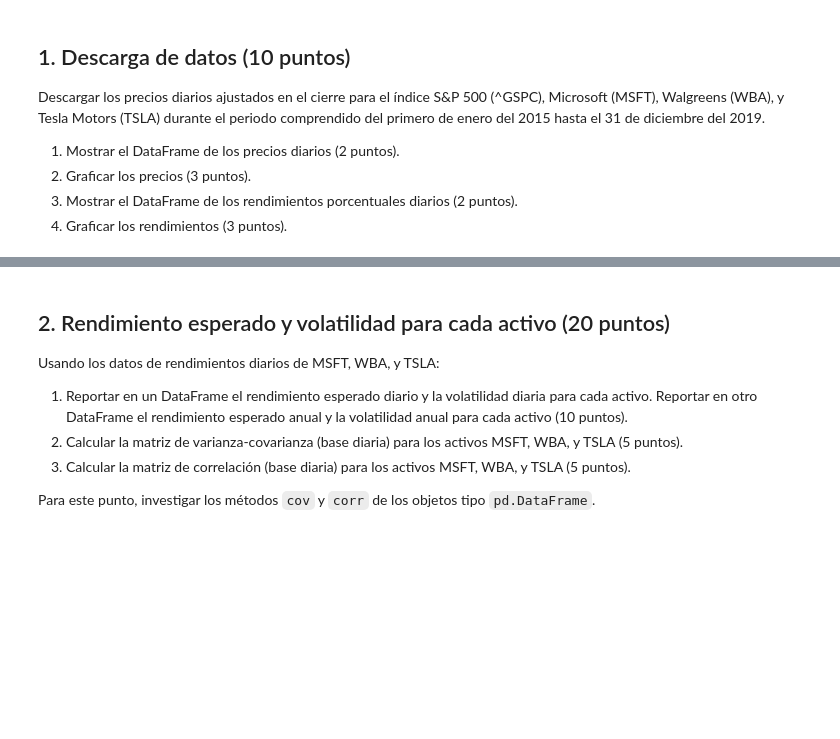
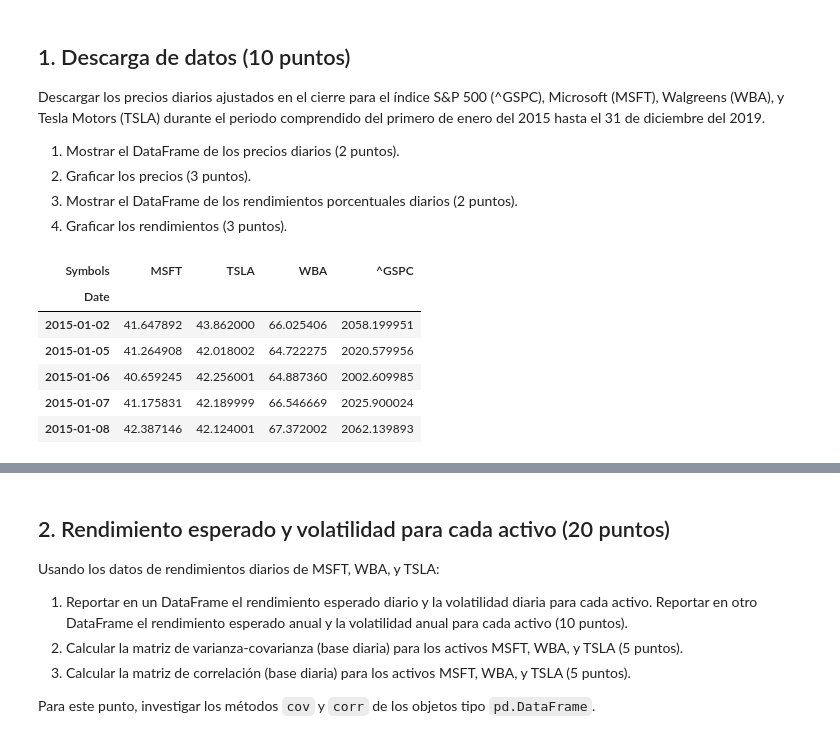
Before and after one commit to Carolina1002/porinvo2020, a Jupyter notebook: Modulo2/Tarea4_BarbaCarolina.ipynb, the cells around one changed output, grey strips where cells are left out. Cells and saved outputs as stored; diff of their text form; code cells hidden in the pictures; blank space fills up the shorter version.

```diff
--- a/Modulo2/Tarea4_BarbaCarolina.ipynb
+++ b/Modulo2/Tarea4_BarbaCarolina.ipynb
@@ -22,0 +40,14 @@ Descargar los precios diarios ajustados en el cierre para el índice S&P 500 (^G
+# %%
+names = ['^GSPC', 'MSFT', 'WBA', 'TSLA']
+start_date = '2015-01-01'
+end_date='2019-12-31'
+closes=get_adj_closes(names,start_date)
+closes.head()
+# %% [output]
+| Symbols | MSFT | TSLA | WBA | ^GSPC |
+| Date |  |  |  |  |
+| 2015-01-02 | 41.647892 | 43.862000 | 66.025406 | 2058.199951 |
+| 2015-01-05 | 41.264908 | 42.018002 | 64.722275 | 2020.579956 |
+| 2015-01-06 | 40.659245 | 42.256001 | 64.887360 | 2002.609985 |
+| 2015-01-07 | 41.175831 | 42.189999 | 66.546669 | 2025.900024 |
+| 2015-01-08 | 42.387146 | 42.124001 | 67.372002 | 2062.139893 |
```
Also changed, not shown: parts of 9 cells of this notebook.
